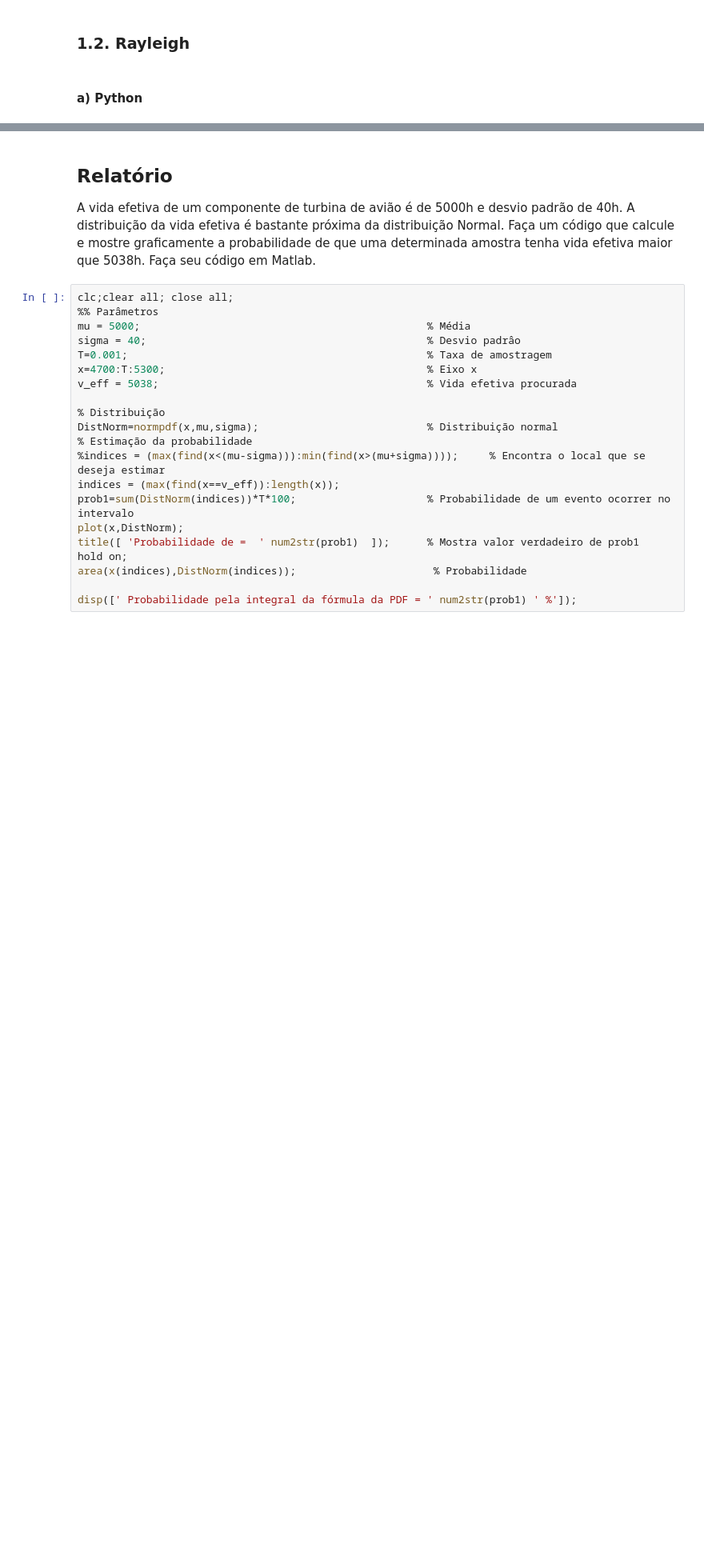
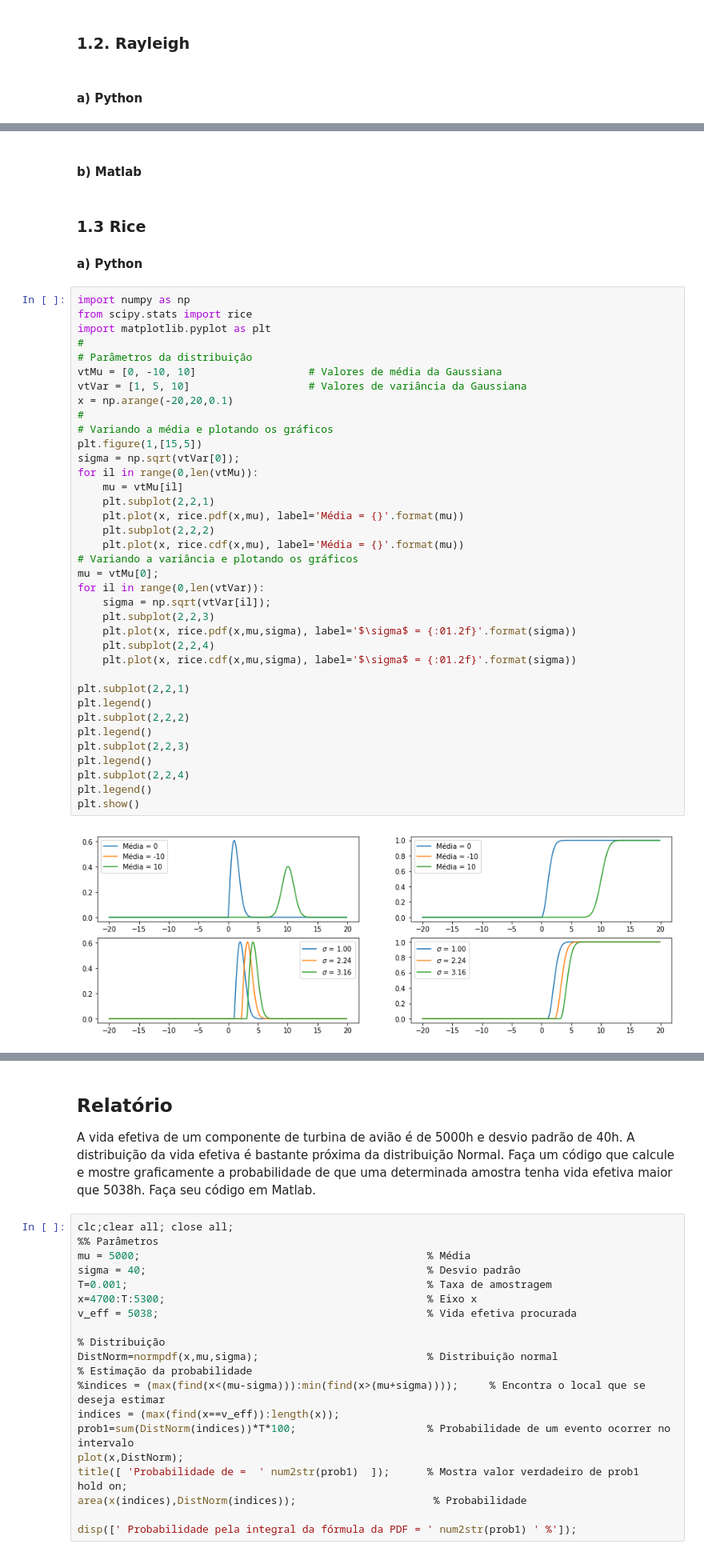
Before and after one commit to luciananobrega/luciana_DCO2004, a Jupyter notebook: h07/Entrega_h07.ipynb, the cells around one changed output, grey strips where cells are left out. Shown at 80% size. Cells and saved outputs as stored; diff of their text form; blank space fills up the shorter version.

```diff
--- a/h07/Entrega_h07.ipynb
+++ b/h07/Entrega_h07.ipynb
@@ -59,0 +103,44 @@ plt.show()
+# %% [markdown]
+#### b) Matlab
+# %% [markdown]
+### 1.3 Rice
+#### a) Python
+# %%
+import numpy as np
+from scipy.stats import rice
+import matplotlib.pyplot as plt
+#
+# Parâmetros da distribuição
+vtMu = [0, -10, 10]                  # Valores de média da Gaussiana
+vtVar = [1, 5, 10]                   # Valores de variância da Gaussiana
+x = np.arange(-20,20,0.1)
+#
+# Variando a média e plotando os gráficos
+plt.figure(1,[15,5])
+sigma = np.sqrt(vtVar[0]);
+for il in range(0,len(vtMu)):
+    mu = vtMu[il]
+    plt.subplot(2,2,1)
+    plt.plot(x, rice.pdf(x,mu), label='Média = {}'.format(mu))
+    plt.subplot(2,2,2)
+    plt.plot(x, rice.cdf(x,mu), label='Média = {}'.format(mu))
+# Variando a variância e plotando os gráficos
+mu = vtMu[0];
+for il in range(0,len(vtVar)):
+    sigma = np.sqrt(vtVar[il]);
+    plt.subplot(2,2,3)
+    plt.plot(x, rice.pdf(x,mu,sigma), label='$\sigma$ = {:01.2f}'.format(sigma))
+    plt.subplot(2,2,4)
+    plt.plot(x, rice.cdf(x,mu,sigma), label='$\sigma$ = {:01.2f}'.format(sigma))
+
+plt.subplot(2,2,1)
+plt.legend()
+plt.subplot(2,2,2)
+plt.legend()
+plt.subplot(2,2,3)
+plt.legend()
+plt.subplot(2,2,4)
+plt.legend()
+plt.show()
+# %% [output]
+[figure, added]
```
Also changed, not shown: parts of 13 cells of this notebook.
